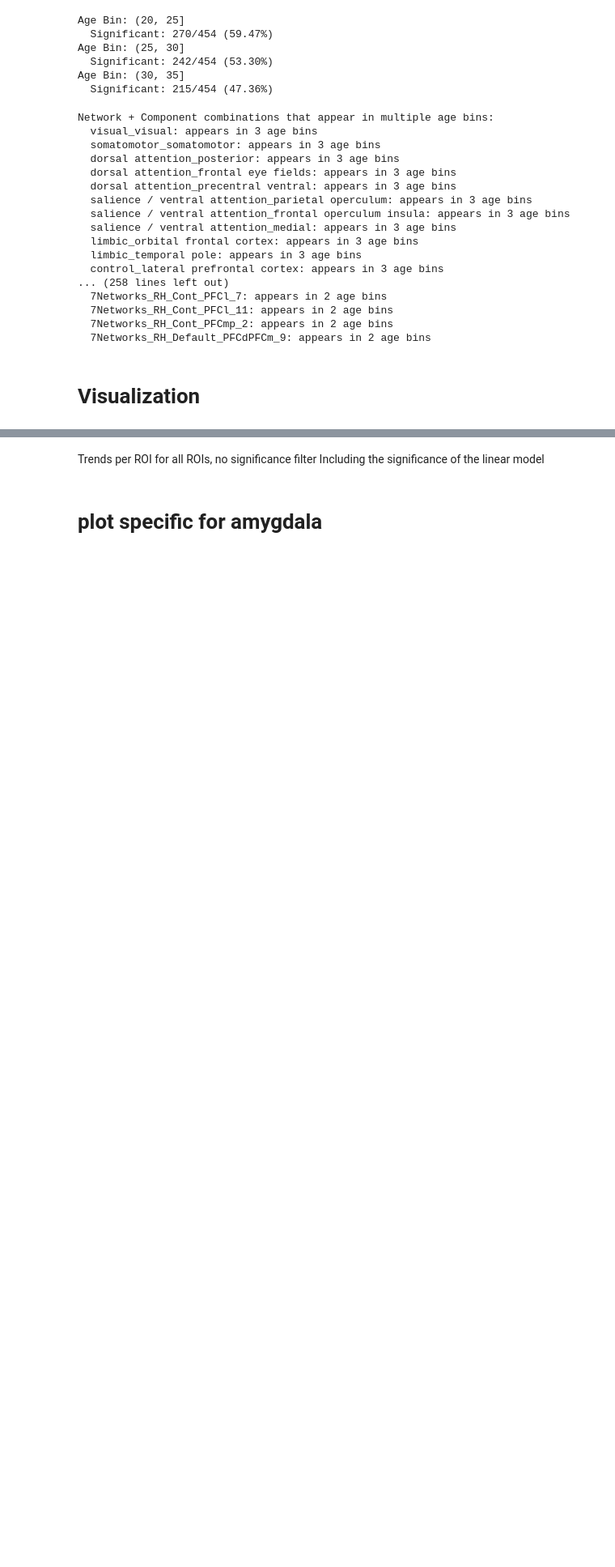
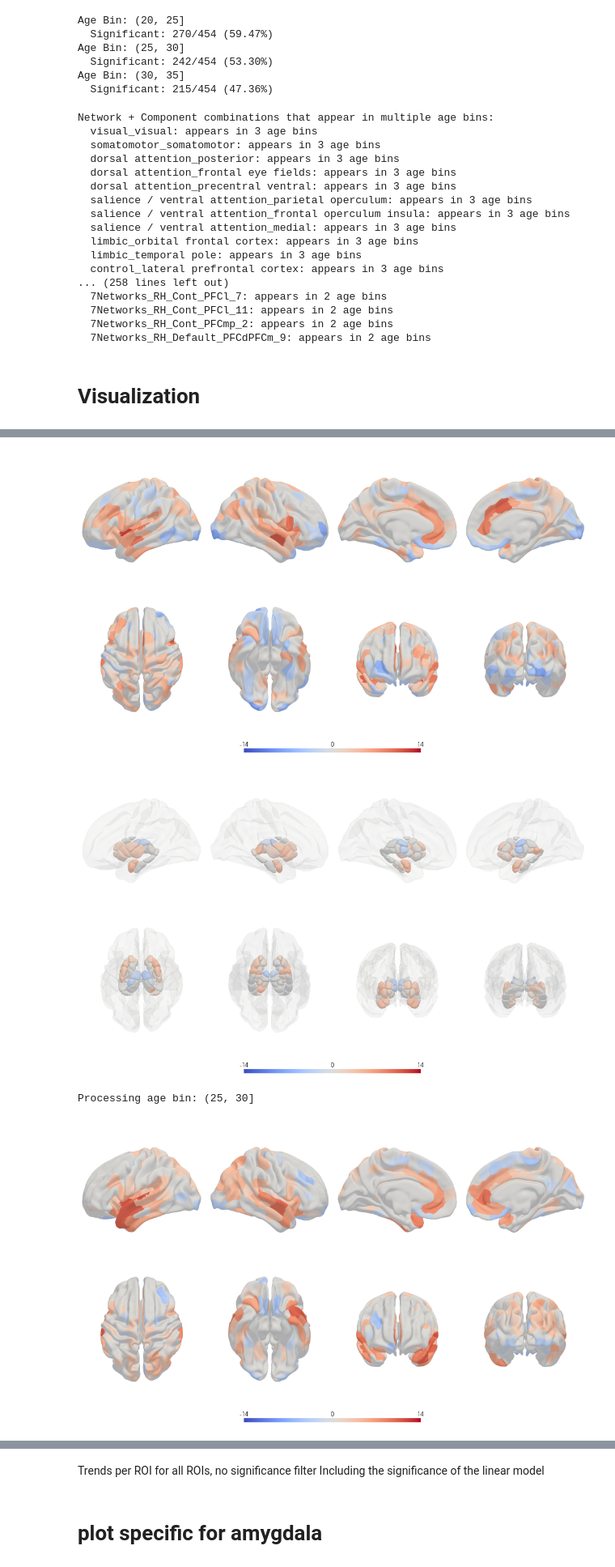
Before and after one commit to GaiaNegev13/legacy_pipe, a Jupyter notebook: scripts/data_analysis/step10_coefficient_trend_analisys.ipynb, the cells around one changed output, grey strips where cells are left out. Shown at 81% size. Drawn from its saved outputs; the diff is of its cells as text; code cells hidden in the pictures; blank space fills up the shorter version.

Commit message:
brain plots with yabplot

```diff
--- a/scripts/data_analysis/step10_coefficient_trend_analisys.ipynb
+++ b/scripts/data_analysis/step10_coefficient_trend_analisys.ipynb
@@ -160,0 +180,74 @@ birth_year_coef_df['mid_age_bin'] = birth_year_coef_df['age_bin_interval'].apply
+# %%
+import os
+import numpy as np
+import pandas as pd
+import yabplot as yab
+
+# ── Atlas paths ───────────────────────────────────────────────────────────────
+atlas_nii_path = '/media/storage/MATLAB_atlases-20250612T134418Z-1-001/MATLAB_atlases/schaefer2018tian2020_400_7.nii'
+atlas_csv_path = '/home/gaia/Projects/legacy_data/my_master/space-MNI152_atlas-schaefer2018tian2020_res-1mm_den-400_div-7networks_dseg.csv'
+
+# Output directory where yabplot will save the subcortical .vtk meshes
+dir_custom_subcortical = 'my_custom_atlases/subcortical/tian2020_s7'
+
+# ── Step 1: Parse atlas CSV into the {int_id: name} dict yabplot expects ──────
+atlas_csv = pd.read_csv(atlas_csv_path)
+atlas_labels = dict(zip(atlas_csv['index'], atlas_csv['name']))
+
+# Subcortical only: indices 401-454 (no 7Networks_ prefix)
+subcortical_labels = {
+    idx: name for idx, name in atlas_labels.items()
+    if not name.startswith('7Networks_')
+}
+
+print(f"Found {len(subcortical_labels)} subcortical regions to build meshes for.")
+
+# ── Step 2: Build the subcortical mesh atlas (run ONCE, then reuse) ───────────
+# This runs marching cubes + Laplacian smoothing and saves .vtk files to disk.
+# Comment this block out after the first successful run.
+if not os.path.exists(dir_custom_subcortical):
+    yab.build_subcortical_atlas(
+        nii_path=atlas_nii_path,
+        labels_dict=subcortical_labels,
+        out_dir=dir_custom_subcortical,
+        smooth_i=20,   # smoothing iterations (same as tutorial default)
+        smooth_f=0.5,  # smoothing factor
+    )
+
+# Optional: QC report to verify all 54 meshes built cleanly
+# from yabplot.atlas_builder import qc_custom_subcortical_atlas
+# qc_custom_subcortical_atlas(atlas_dir=dir_custom_subcortical)
+
+# ── Step 3: Plot per age bin ───────────────────────────────────────────────────
+for age_bin in birth_year_coef_df['age_bin'].unique():
+    print(f'Processing age bin: {age_bin}')
+    age_bin_data = birth_year_coef_df[birth_year_coef_df['age_bin'] == age_bin]
+
+    # All regions default to NaN; overwrite significant ones with coef
+    all_regions = age_bin_data['region_name'].unique()
+    coef_dict = {region: np.nan for region in all_regions}
+    for _, row in age_bin_data[age_bin_data['fdr_p'] < 0.05].iterrows():
+        coef_dict[row['region_name']] = row['coef']
+
+    # Split by naming convention
+    cortical_data    = {k: v for k, v in coef_dict.items() if k.startswith('7Networks_')}
+    subcortical_data = {k: v for k, v in coef_dict.items() if not k.startswith('7Networks_')}
+
+    # ── Cortical: use built-in schaefer400 (no change needed) ─────────────────
+    yp.plot_cortical(
+        data=cortical_data,
+        atlas='schaefer400',
+        vminmax=[-14, 14],
+        nan_color=(0.85, 0.85, 0.85),
+        display_type='static',
+    )
+
+    # ── Subcortical: use custom-built Tian2020 mesh atlas ─────────────────────
+    yp.plot_subcortical(
+        data=subcortical_data,
+        custom_atlas_path=dir_custom_subcortical,  # folder of .vtk files
+        vminmax=[-14, 14],
+        nan_color=(0.85, 0.85, 0.85),
+        display_type='static',
+    )
+# %% [output]
@@ -160,0 +271,4 @@ birth_year_coef_df['mid_age_bin'] = birth_year_coef_df['age_bin_interval'].apply
+[figure, added]
+[figure, added]
+Processing age bin: (25, 30]
+[figure, added]
```
Also changed, not shown: parts of 23 cells of this notebook, 56 other files.
